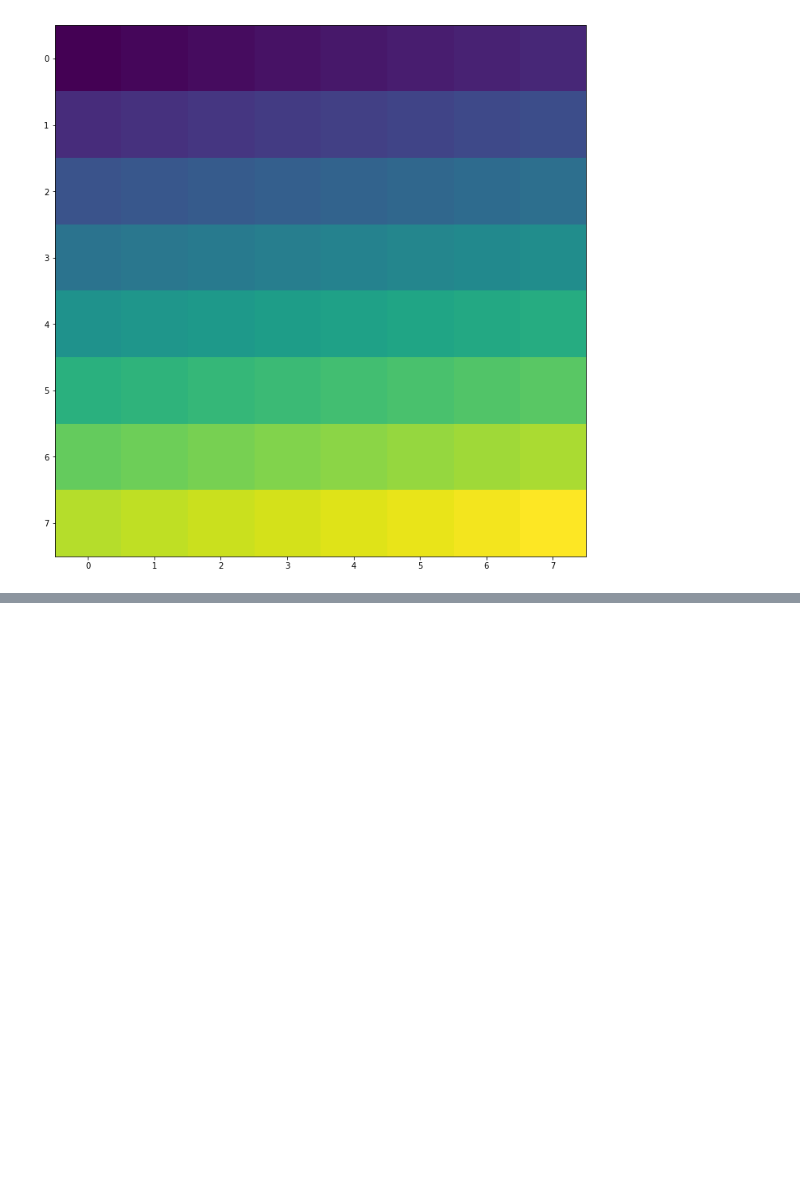
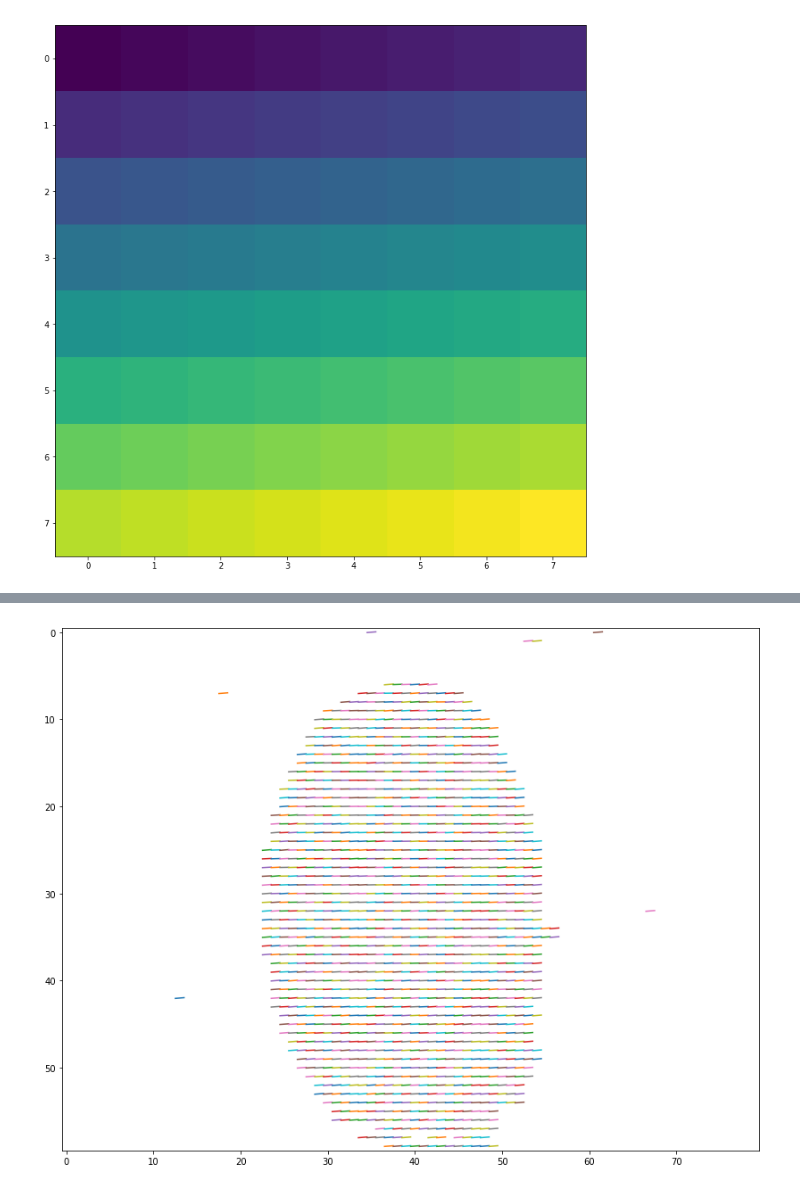
Before and after one commit to gabrieldelaparra/CC5508-2017-1-Tarea5, a Jupyter notebook: Tarea5.ipynb, the cells around one changed output, grey strips where cells are left out. Saved outputs shown, nothing was run; the diff lists cells and outputs as text; code cells hidden in the pictures; blank space fills up the shorter version.

```diff
--- a/Tarea5.ipynb
+++ b/Tarea5.ipynb
@@ -271,0 +297,29 @@ createCellDemo(32,4, "orientations")
+# %%
+def imageOrientation(image, cellSize):
+    rows, cols = image.shape
+    cellRows = math.floor(rows/cellSize)
+    cellCols = math.floor(cols/cellSize)
+    cellCount = cellRows*cellCols
+    cellPixels = np.zeros((cellRows, cellCols))
+
+    for j in range(cols):
+        for i in range(rows):
+            cellX = math.floor(i/cellSize)
+            cellY = math.floor(j/cellSize)
+            cellIndex = image[i,j]
+            if(cellIndex<255):
+                cellPixels[cellX, cellY] = math.pi*cellIndex/cellCount/2
+
+    fig, ax = plt.subplots()
+    for j in range(cellCols):
+        for i in range(cellRows):
+            if(cellPixels[i,j]>0):
+                ax.plot([j-math.cos(cellPixels[i,j])/2,j+math.cos(cellPixels[i,j])/2],[i+math.sin(cellPixels[i,j])/2,i-math.sin(cellPixels[i,j])/2])
+            cellPixels[i,j] = 0;
+
+    ax.imshow(cellPixels, cmap="binary")
+
+image = io.imread("./DB1_B/101_2.tif")
+imageOrientation(image, 8)
+# %% [output]
+[figure, added]
```
Also changed, not shown: parts of 5 cells of this notebook.
